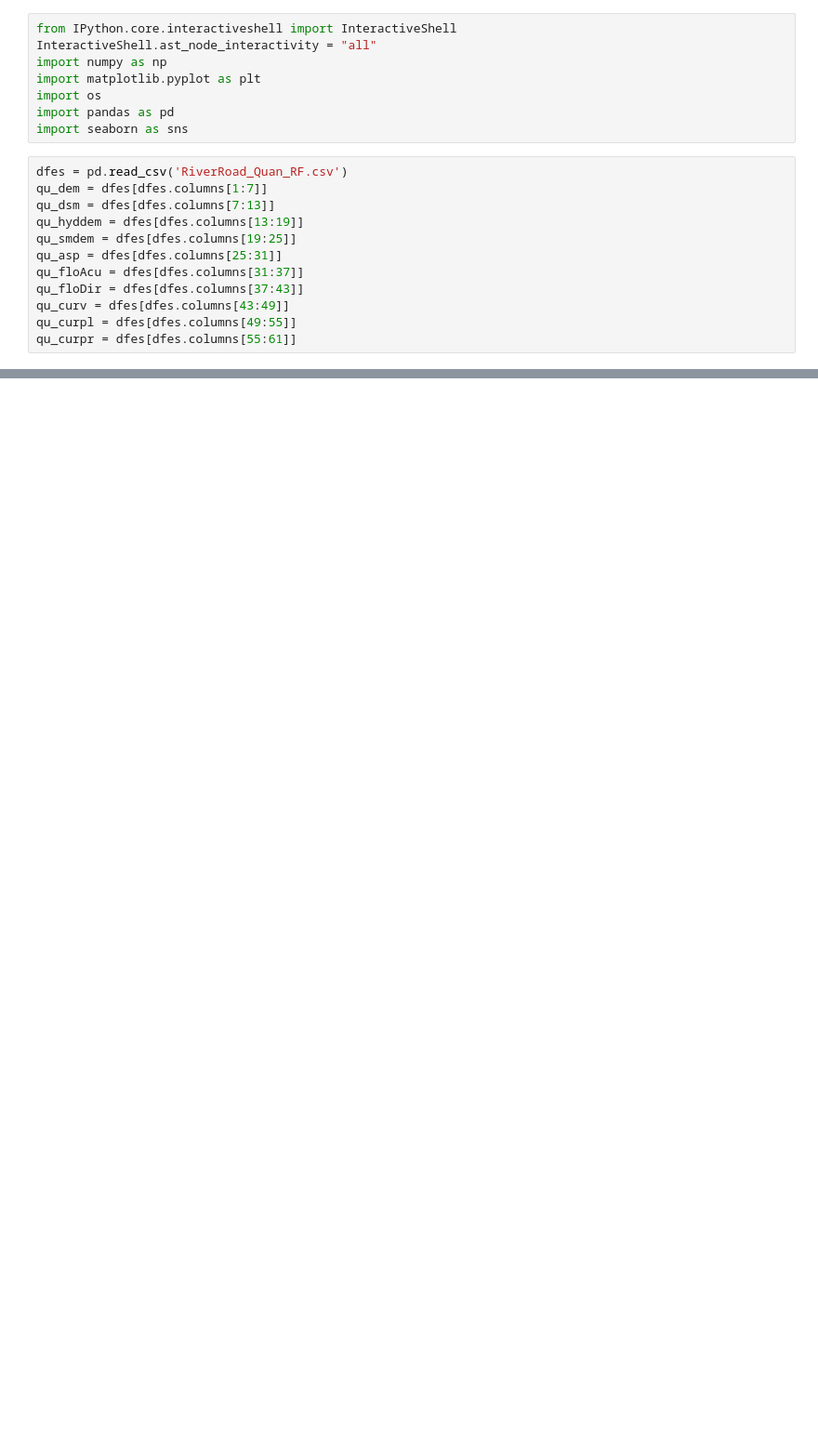
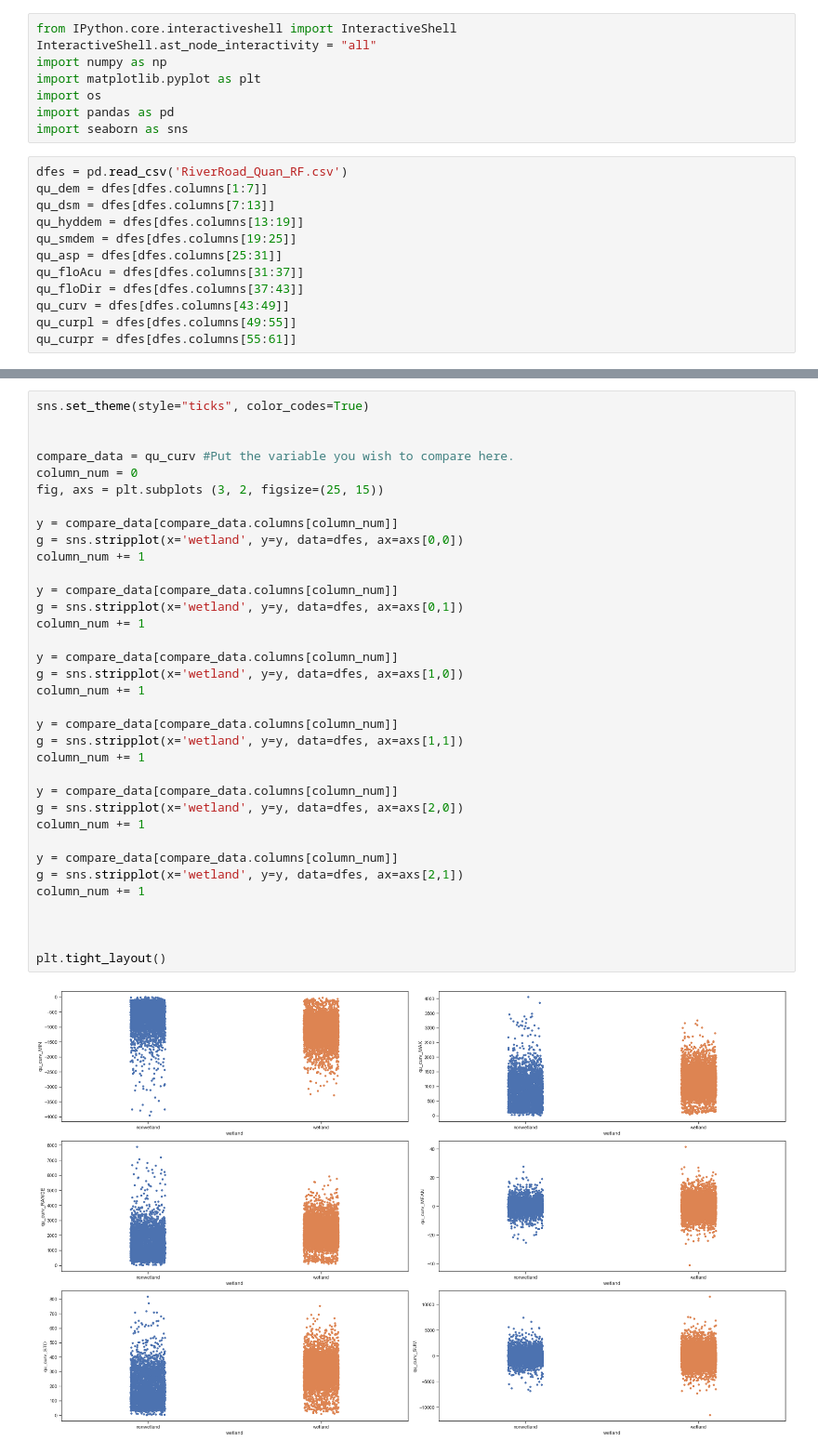
Before and after one commit to michael-suggs/earth-science-svsm, a Jupyter notebook: Aiden Mac DataFrame_CatNum.ipynb, the cells around one changed output, grey strips where cells are left out. Shown at 93% size. Drawn from its saved outputs; the diff is of its cells as text; blank space fills up the shorter version.

```diff
--- a/Aiden Mac DataFrame_CatNum.ipynb
+++ b/Aiden Mac DataFrame_CatNum.ipynb
@@ -50,0 +51,37 @@ while loop == True:
+# %%
+sns.set_theme(style="ticks", color_codes=True)
+
+
+compare_data = qu_curv #Put the variable you wish to compare here.
+column_num = 0
+fig, axs = plt.subplots (3, 2, figsize=(25, 15))
+
+y = compare_data[compare_data.columns[column_num]]
+g = sns.stripplot(x='wetland', y=y, data=dfes, ax=axs[0,0])
+column_num += 1
+
+y = compare_data[compare_data.columns[column_num]]
+g = sns.stripplot(x='wetland', y=y, data=dfes, ax=axs[0,1])
+column_num += 1
+
+y = compare_data[compare_data.columns[column_num]]
+g = sns.stripplot(x='wetland', y=y, data=dfes, ax=axs[1,0])
+column_num += 1
+
+y = compare_data[compare_data.columns[column_num]]
+g = sns.stripplot(x='wetland', y=y, data=dfes, ax=axs[1,1])
+column_num += 1
+
+y = compare_data[compare_data.columns[column_num]]
+g = sns.stripplot(x='wetland', y=y, data=dfes, ax=axs[2,0])
+column_num += 1
+
+y = compare_data[compare_data.columns[column_num]]
+g = sns.stripplot(x='wetland', y=y, data=dfes, ax=axs[2,1])
+column_num += 1
+
+
+
+plt.tight_layout()
+# %% [output]
+[figure, added]
```
Also changed, not shown: parts of 1 cell of this notebook.
